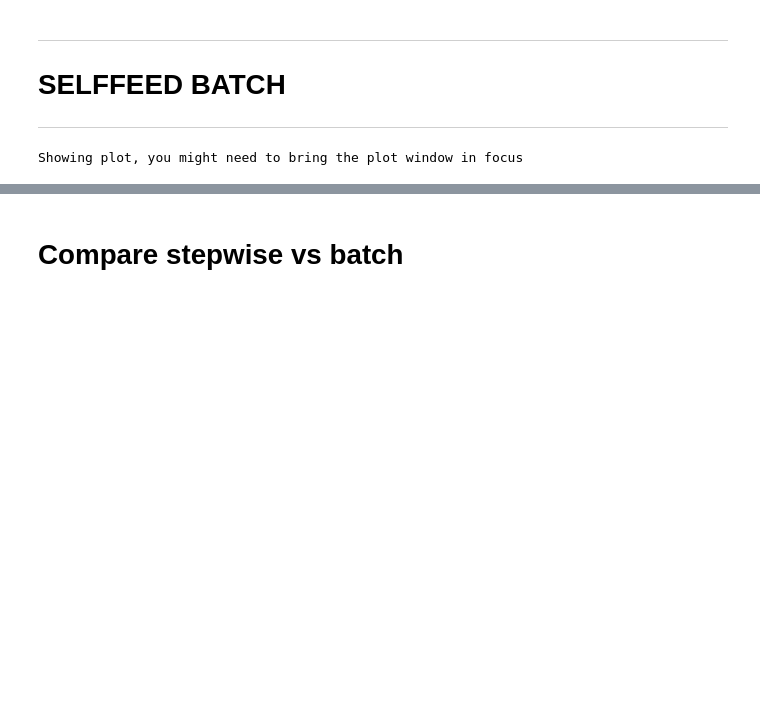
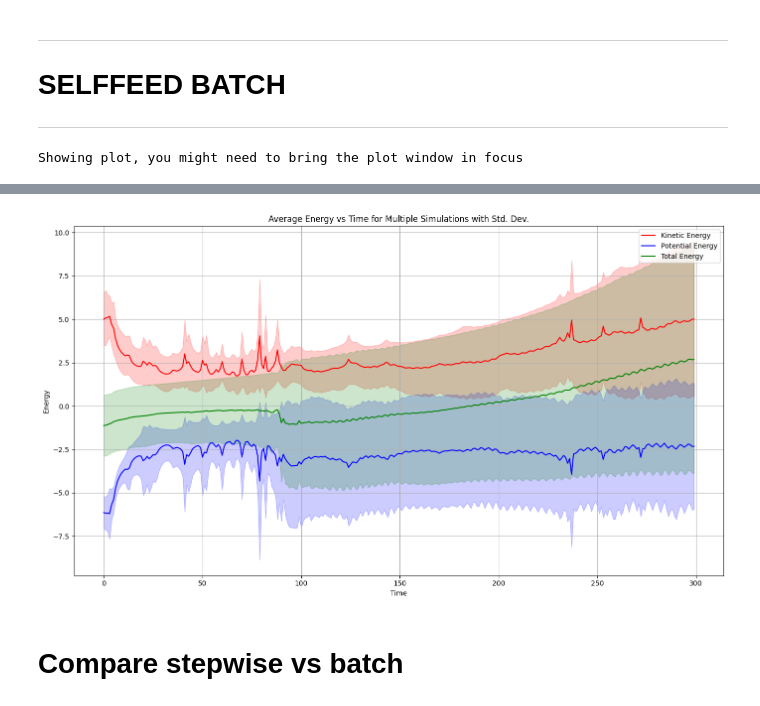
Before and after one commit to TheMightiestCarrot/n_body_approx, a Jupyter notebook: SEGNN_n_body_self_feed.ipynb, the cells around one changed output, grey strips where cells are left out. Drawn from its saved outputs; the diff is of its cells as text; code cells hidden in the pictures; blank space fills up the shorter version.

Commit message:
- working on logging macro plots

```diff
--- a/SEGNN_n_body_self_feed.ipynb
+++ b/SEGNN_n_body_self_feed.ipynb
@@ -181,3 +180,35 @@ dataset.plot_energy_statistics(self_feed_batch_pos, self_feed_batch_vel, self_fe
+# %%
+import utils.loggers as loggers
+import wandb
+from torch.utils.tensorboard import SummaryWriter
+
+writer = SummaryWriter(run)
+
+log_manager = loggers.LoggingManager()
+log_manager.add_logger(loggers.TensorBoardLogger(writer, None))
+
+# if loggers.WandBLogger.get_api_key() is not None:
+#     existing_run_id = '0drs6ko5'
+#     wandb.init(project=args.experiment_name, id=existing_run_id, resume="must")
+#
+#     wandb_logger = loggers.WandBLogger(run=wandb.run)
+#
+#     # Add the wandb_logger to your log_manager
+#     log_manager.add_logger(wandb_logger)
+
+import importlib
+import datasets.nbody.dataset_gravity as dataset_gravity
+
+
+importlib.reload(dataset_gravity)
+
+dataset = dataset_gravity.GravityDataset(partition='test', dataset_name=args.nbody_name,
+                         max_samples=args.max_samples, neighbours=args.neighbours, target=args.target,
+                         path=os.path.join(run, "gravity"))
+
+dataset.plot_energy_statistics(self_feed_batch_pos, self_feed_batch_vel, self_feed_batch_force, mass, log_manager=log_manager)
+# %% [output]
+[figure, added]
 # %% [markdown]
 # Compare stepwise vs batch
 # %%
```
Also changed, not shown: parts of 4 cells of this notebook, 1 other file.
